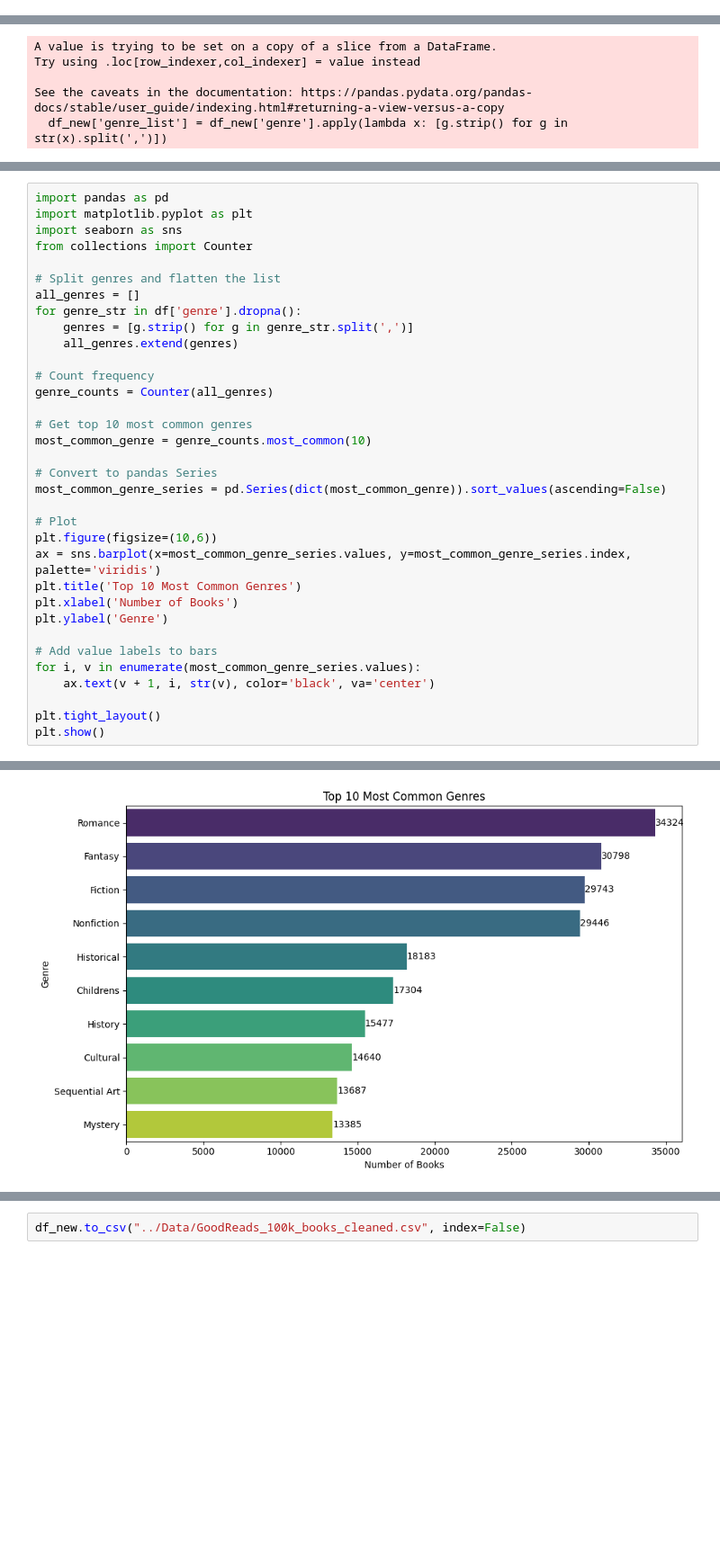
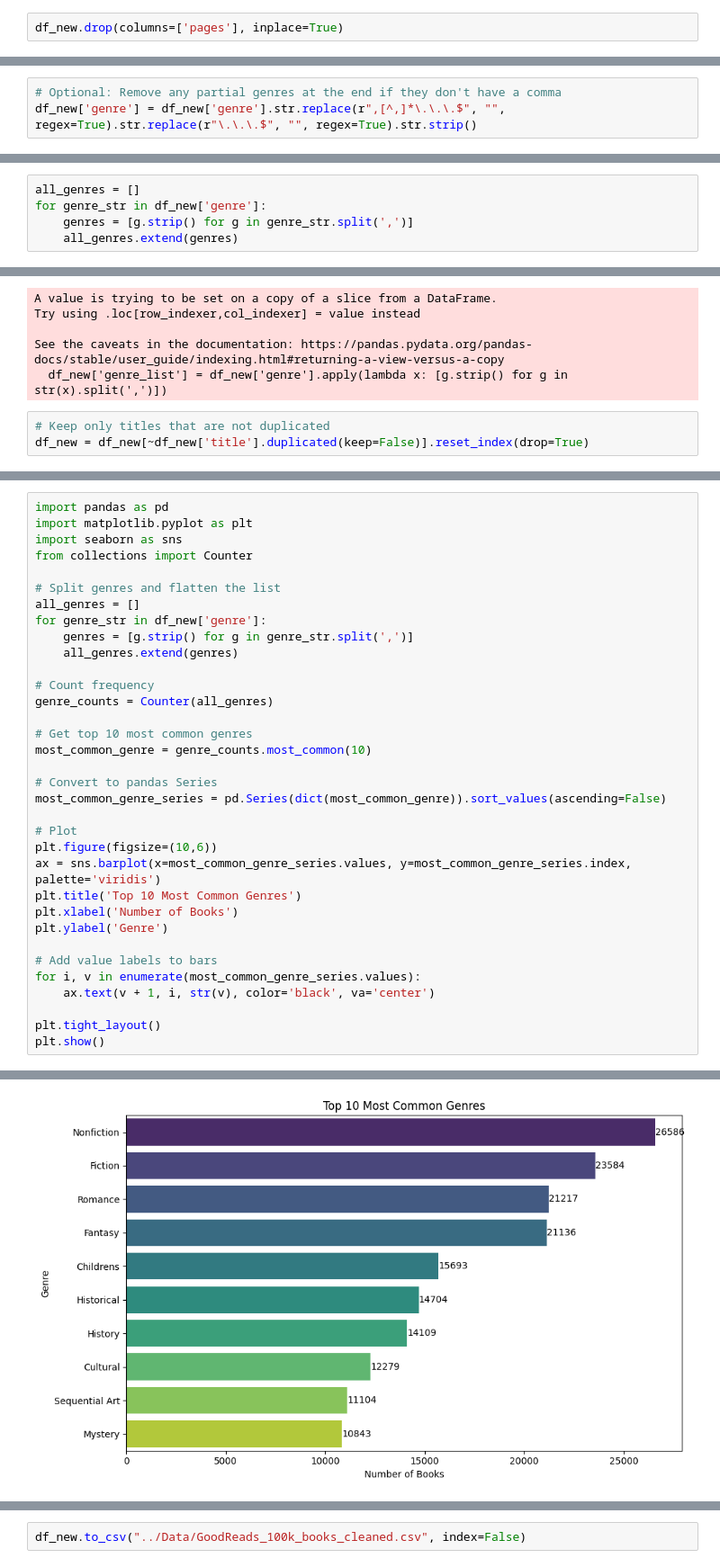
Before and after one commit to Mradul-Lakhotiya/BookRecommendationSystem, a Jupyter notebook: ModelTraining/GoodBooks_PreProssing.ipynb, the cells around one changed output, grey strips where cells are left out. Shown at 90% size. Saved outputs shown, nothing was run; the diff lists cells and outputs as text; blank space fills up the shorter version.

```diff
--- a/ModelTraining/GoodBooks_PreProssing.ipynb
+++ b/ModelTraining/GoodBooks_PreProssing.ipynb
@@ -56,3 +56,5 @@ df.shape
 df_new.shape
 # %% [output]
 (73049, 12)
+# %%
+df_new.drop(columns=['pages'], inplace=True)
@@ -58,0 +66,3 @@ df_new.shape
+# %%
+# Optional: Remove any partial genres at the end if they don't have a comma
+df_new['genre'] = df_new['genre'].str.replace(r",[^,]*\.\.\.$", "", regex=True).str.replace(r"\.\.\.$", "", regex=True).str.strip()
@@ -59,3 +75,8 @@ df_new.shape
+# %%
+all_genres = []
+for genre_str in df_new['genre']:
+    genres = [g.strip() for g in genre_str.split(',')]
+    all_genres.extend(genres)
 # %%
 df_new['genre_list'] = df_new['genre'].apply(lambda x: [g.strip() for g in str(x).split(',')])
 # %% [output]
@@ -64,3 +85,6 @@ Try using .loc[row_indexer,col_indexer] = value instead
 
 See the caveats in the documentation: https://pandas.pydata.org/pandas-docs/stable/user_guide/indexing.html#returning-a-view-versus-a-copy
   df_new['genre_list'] = df_new['genre'].apply(lambda x: [g.strip() for g in str(x).split(',')])
+# %%
+# Keep only titles that are not duplicated
+df_new = df_new[~df_new['title'].duplicated(keep=False)].reset_index(drop=True)
@@ -81,34 +115,34 @@ from collections import Counter
 
 # Split genres and flatten the list
 all_genres = []
-for genre_str in df['genre'].dropna():
+for genre_str in df_new['genre']:
     genres = [g.strip() for g in genre_str.split(',')]
     all_genres.extend(genres)
 
 # Count frequency
 genre_counts = Counter(all_genres)
 
 # Get top 10 most common genres
 most_common_genre = genre_counts.most_common(10)
 
 # Convert to pandas Series
 most_common_genre_series = pd.Series(dict(most_common_genre)).sort_values(ascending=False)
 
 # Plot
 plt.figure(figsize=(10,6))
 ax = sns.barplot(x=most_common_genre_series.values, y=most_common_genre_series.index, palette='viridis')
 plt.title('Top 10 Most Common Genres')
 plt.xlabel('Number of Books')
 plt.ylabel('Genre')
 
 # Add value labels to bars
 for i, v in enumerate(most_common_genre_series.values):
     ax.text(v + 1, i, str(v), color='black', va='center')
 
 plt.tight_layout()
 plt.show()
 # %% [output]
 Passing `palette` without assigning `hue` is deprecated and will be removed in v0.14.0. Assign the `y` variable to `hue` and set `legend=False` for the same effect.
 
   ax = sns.barplot(x=most_common_genre_series.values, y=most_common_genre_series.index, palette='viridis')
-[figure, old version]
+[figure, new version]
```
Also changed, not shown: parts of 17 cells of this notebook, 9 other files.
